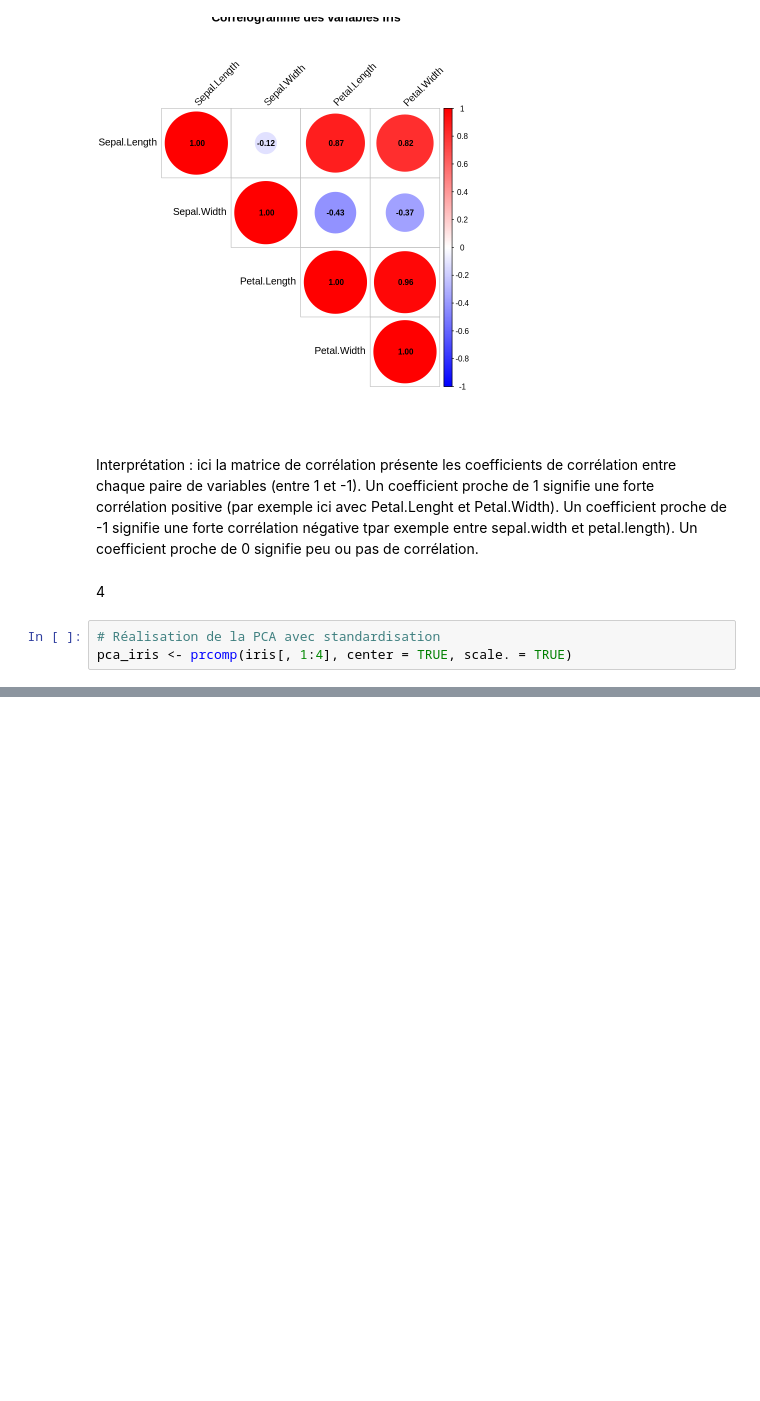
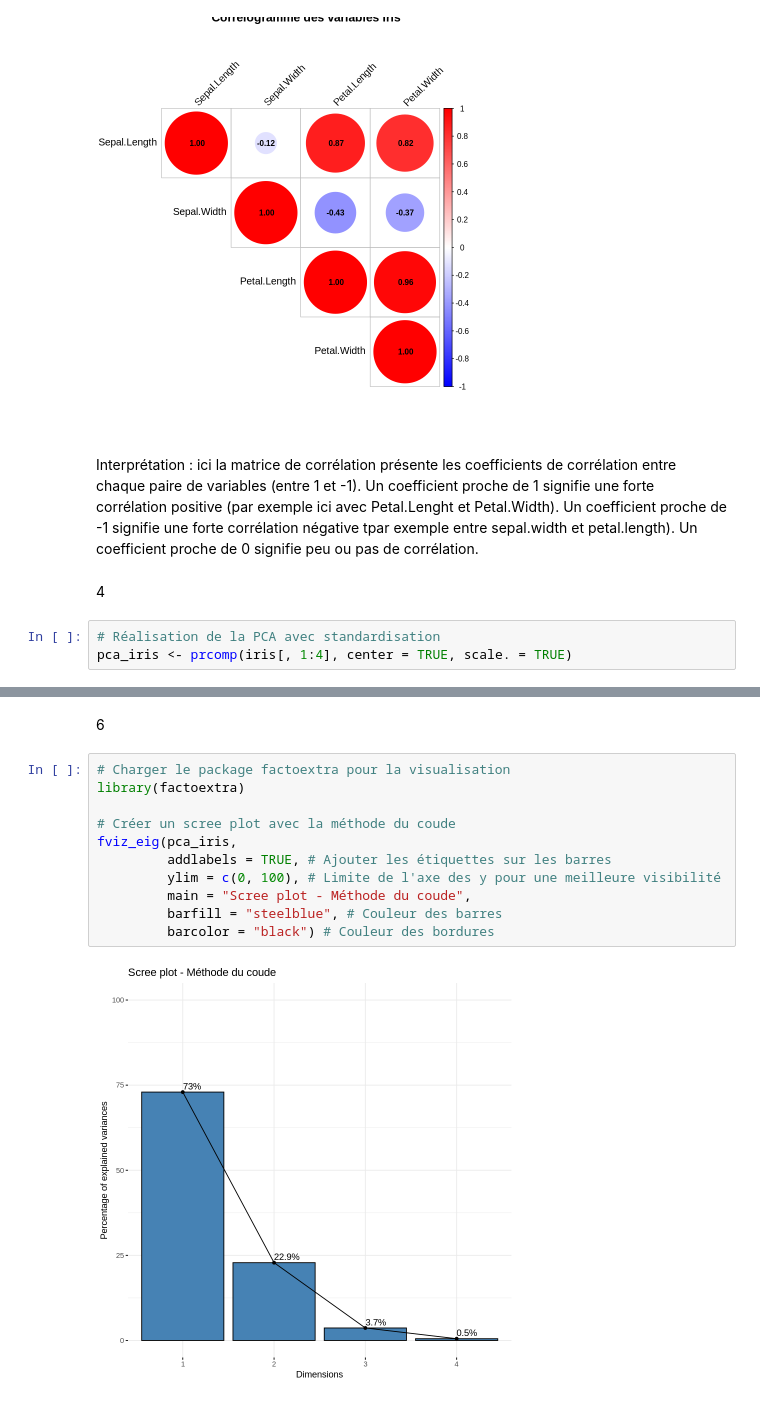
Before and after one commit to e-lprunier/Notebook_4A, a Jupyter notebook: Réduction_de_dimensionnalité_Clustering_notebook.ipynb, the cells around one changed output, grey strips where cells are left out. Saved outputs shown, nothing was run; the diff lists cells and outputs as text; blank space fills up the shorter version.

```diff
--- a/Réduction_de_dimensionnalité_Clustering_notebook.ipynb
+++ b/Réduction_de_dimensionnalité_Clustering_notebook.ipynb
@@ -137,0 +188,15 @@ pca_iris <- prcomp(iris[, 1:4], center = TRUE, scale. = TRUE)
+# %% [markdown]
+6
+# %%
+# Charger le package factoextra pour la visualisation
+library(factoextra)
+
+# Créer un scree plot avec la méthode du coude
+fviz_eig(pca_iris,
+         addlabels = TRUE, # Ajouter les étiquettes sur les barres
+         ylim = c(0, 100), # Limite de l'axe des y pour une meilleure visibilité
+         main = "Scree plot - Méthode du coude",
+         barfill = "steelblue", # Couleur des barres
+         barcolor = "black") # Couleur des bordures
+# %% [output]
+[figure, added]
```
Also changed, not shown: parts of 84 cells of this notebook.
